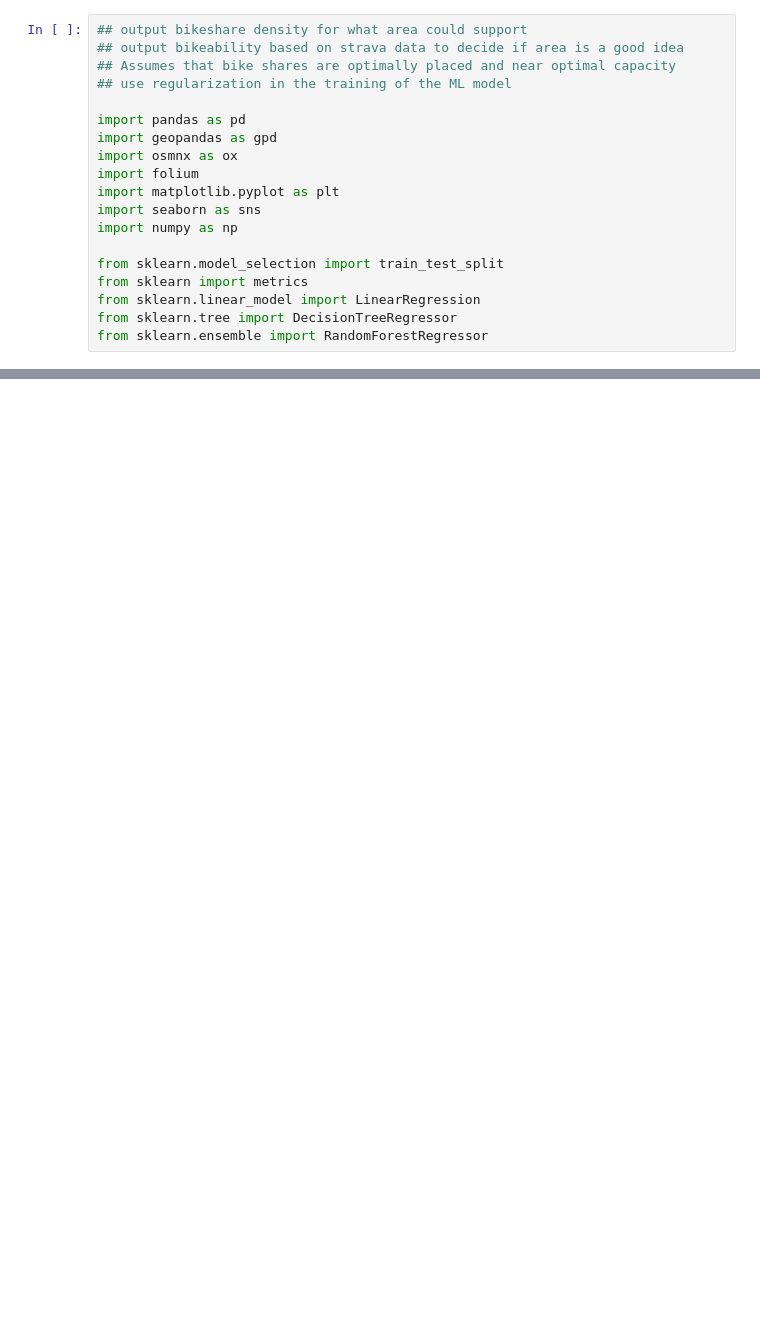
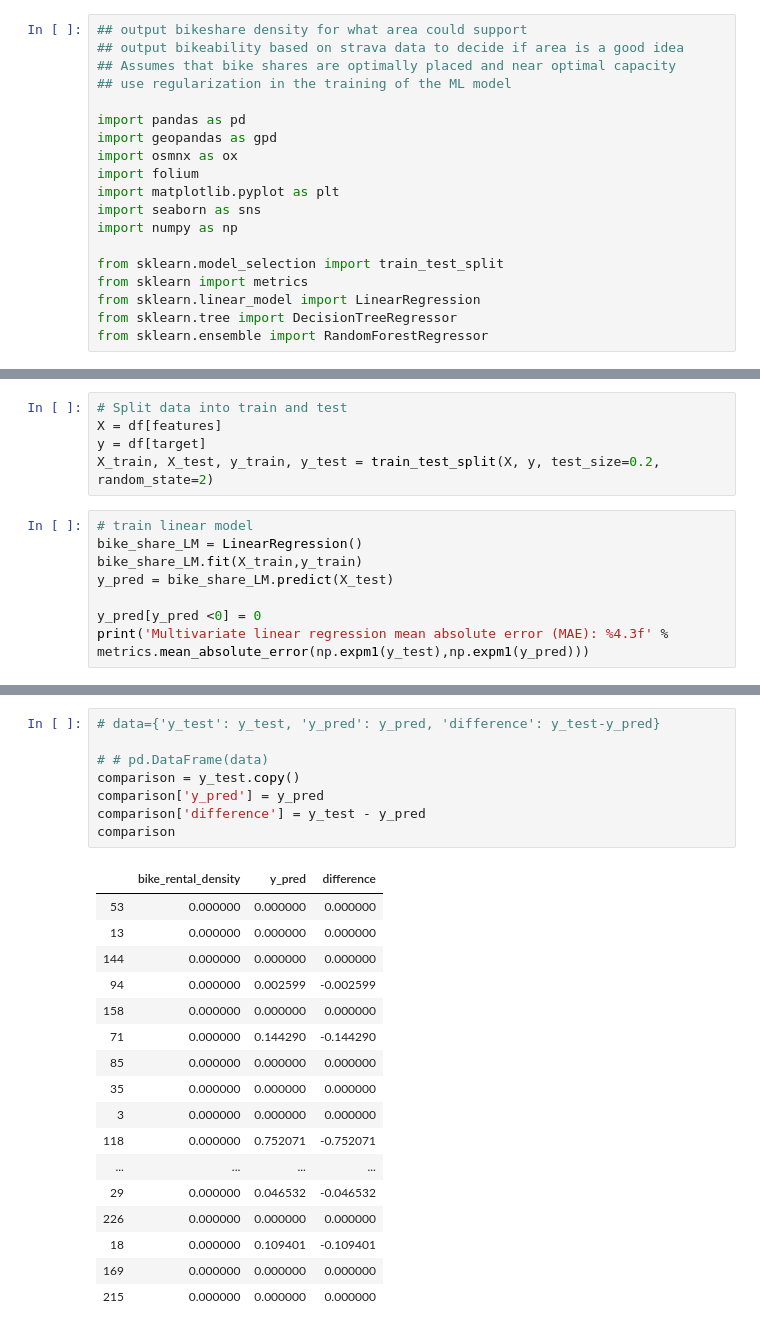
Before and after one commit to peterlzhang/better-bike-share, a Jupyter notebook: bike_share_analysis/train_predict_bike_share.ipynb, the cells around one changed output, grey strips where cells are left out. Cells and saved outputs as stored; diff of their text form; blank space fills up the shorter version.

Commit message:
Multiple Linear Model
- Multiple linear model implemented
- Shows good agreement with Glasgow data set

```diff
--- a/bike_share_analysis/train_predict_bike_share.ipynb
+++ b/bike_share_analysis/train_predict_bike_share.ipynb
@@ -32,0 +57,13 @@ df.head()
+# %%
+# Split data into train and test
+X = df[features]
+y = df[target]
+X_train, X_test, y_train, y_test = train_test_split(X, y, test_size=0.2, random_state=2)
+# %%
+# train linear model
+bike_share_LM = LinearRegression()
+bike_share_LM.fit(X_train,y_train)
+y_pred = bike_share_LM.predict(X_test)
+
+y_pred[y_pred <0] = 0
+print('Multivariate linear regression mean absolute error (MAE): %4.3f' % metrics.mean_absolute_error(np.expm1(y_test),np.expm1(y_pred)))
@@ -32,0 +75,26 @@ df.head()
+# %%
+# data={'y_test': y_test, 'y_pred': y_pred, 'difference': y_test-y_pred}
+
+# # pd.DataFrame(data)
+comparison = y_test.copy()
+comparison['y_pred'] = y_pred
+comparison['difference'] = y_test - y_pred
+comparison
+# %% [output]
+|  | bike_rental_density | y_pred | difference |
+| 53 | 0.000000 | 0.000000 | 0.000000 |
+| 13 | 0.000000 | 0.000000 | 0.000000 |
+| 144 | 0.000000 | 0.000000 | 0.000000 |
+| 94 | 0.000000 | 0.002599 | -0.002599 |
+| 158 | 0.000000 | 0.000000 | 0.000000 |
+| 71 | 0.000000 | 0.144290 | -0.144290 |
+| 85 | 0.000000 | 0.000000 | 0.000000 |
+| 35 | 0.000000 | 0.000000 | 0.000000 |
+| 3 | 0.000000 | 0.000000 | 0.000000 |
+| 118 | 0.000000 | 0.752071 | -0.752071 |
+| ... | ... | ... | ... |
+| 29 | 0.000000 | 0.046532 | -0.046532 |
+| 226 | 0.000000 | 0.000000 | 0.000000 |
+| 18 | 0.000000 | 0.109401 | -0.109401 |
+| 169 | 0.000000 | 0.000000 | 0.000000 |
+| 215 | 0.000000 | 0.000000 | 0.000000 |
```
Also changed, not shown: parts of 5 cells of this notebook, 3 other files.
